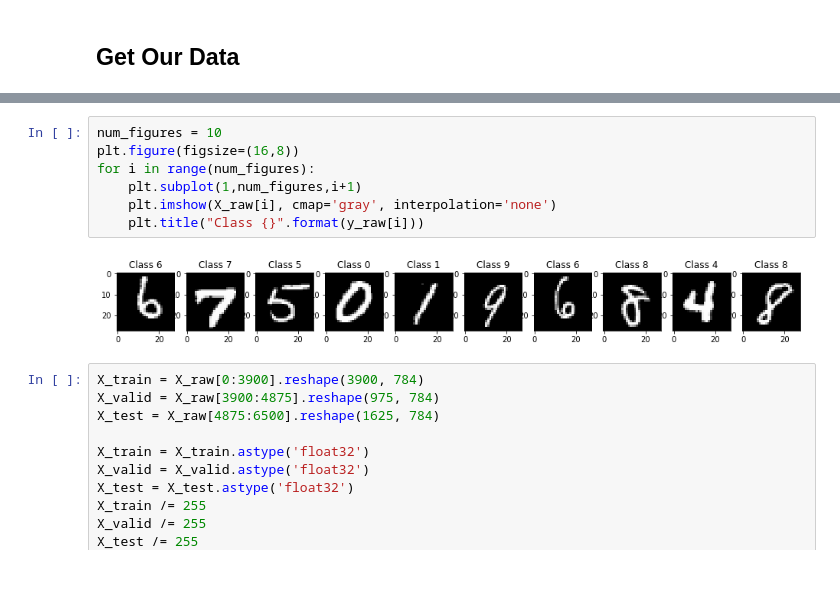
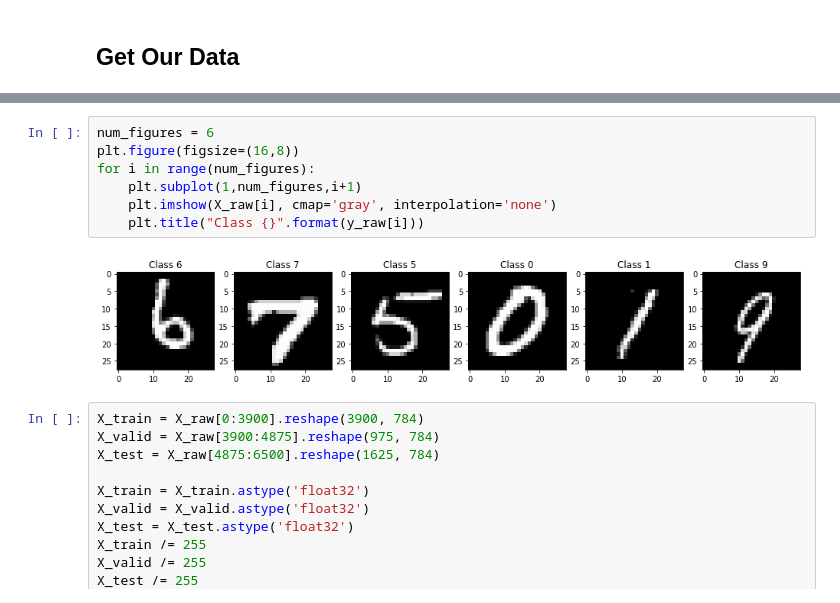
Before and after one commit to diggerdata/MNIST_TSN, a Jupyter notebook: ANN.ipynb, the cells around one changed output, grey strips where cells are left out. Saved outputs shown, nothing was run; the diff lists cells and outputs as text; blank space fills up the shorter version.

```diff
--- a/ANN.ipynb
+++ b/ANN.ipynb
@@ -31,14 +32,14 @@ print("y_train original shape:", y_raw.shape)
 X_train original shape: (6500, 28, 28)
 y_train original shape: (6500,)
 # %%
-num_figures = 10
+num_figures = 6
 plt.figure(figsize=(16,8))
 for i in range(num_figures):
     plt.subplot(1,num_figures,i+1)
     plt.imshow(X_raw[i], cmap='gray', interpolation='none')
     plt.title("Class {}".format(y_raw[i]))
 # %% [output]
-[figure, old version]
+[figure, new version]
 # %%
 X_train = X_raw[0:3900].reshape(3900, 784)
 X_valid = X_raw[3900:4875].reshape(975, 784)
```
Also changed, not shown: parts of 7 cells of this notebook, 2 other files.
